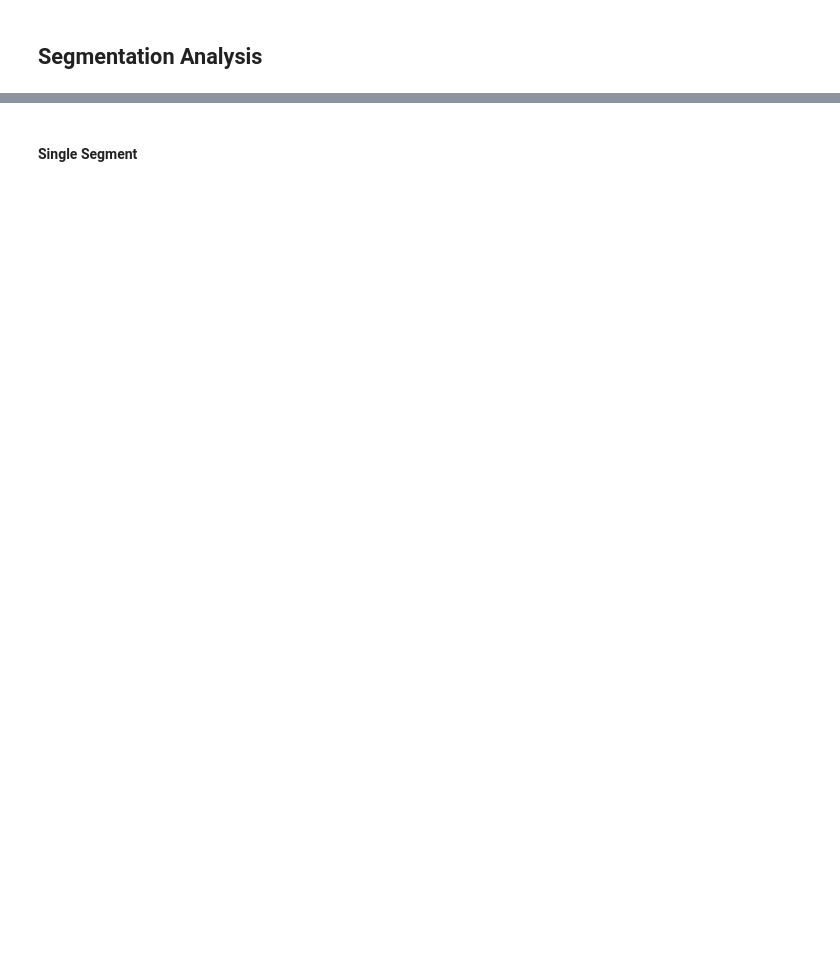
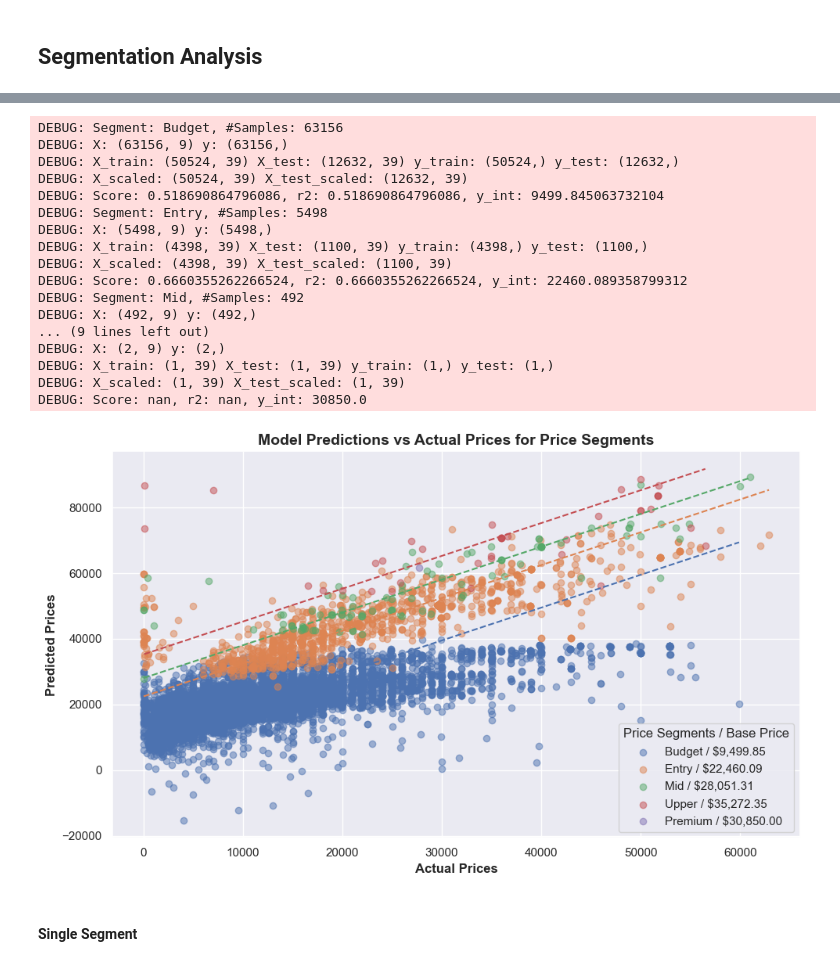
Before and after one commit to fazeelgm/UCB_ML_AI_PracticalApp_II, a Jupyter notebook: DataModels.ipynb, the cells around one changed output, grey strips where cells are left out. Drawn from its saved outputs; the diff is of its cells as text; code cells hidden in the pictures; blank space fills up the shorter version.

```diff
--- a/DataModels.ipynb
+++ b/DataModels.ipynb
@@ -36,6 +36,9 @@ logging.basicConfig(level=logging.INFO, format='%(levelname)s: %(message)s')
 # logging.getLogger().setLevel(logging.INFO)
 # %%
 # Global format rules
+
+# Page width to use for wide figures - make it consistent across the project
+page_width=10
 
 # Clean up axes labels
 axes_fonts = {'fontweight': 'bold'}
@@ -563,15 +622,15 @@ data.describe().T
 # %%
-# logging.getLogger().setLevel(logging.DEBUG)
-
 segments = {
-    'Budget' : data.query('price <= 10000 and year <= 2016 and odometer >= 100000'),
-    'Entry' : data.query('(price>=10000 and price<=15000) and (year>=2016 and year<=2019) and (odometer>=60000 and odometer<=100000)'),
-    'Mid' : data.query('(price>=15000 and price<=25000) and (year>=2019 and year<=2021) and (odometer>=40000 and odometer<=60000)'),
-    'Upper' : data.query('(price>=25000 and price<=35000) and (year>=2021 and year<=2023) and (odometer<=30000)'),
-    'Premium' : data.query('(price>=35000) and (year>=2022) and (odometer<=20000)')
+    'Budget' : data.query('year <= 2016 and odometer >= 100000'),
+    'Entry' : data.query('(year>=2016 and year<=2019) and (odometer>=60000 and odometer<=100000)'),
+    'Mid' : data.query('(year>=2019 and year<=2021) and (odometer>=40000 and odometer<=60000)'),
+    'Upper' : data.query('(year>=2021 and year<=2023) and (odometer<=30000)'),
+    'Premium' : data.query('(year>=2022) and (odometer<=20000)')
 }
 
-plt.figure(figsize=(12, 6))
+logging.getLogger().setLevel(logging.DEBUG)
+
+plt.figure(figsize=(page_width,6))
 
 # seg_preds = {}
 for segment in segments:
@@ -585,42 +644,63 @@ for segment in segments:
     y = segments[segment]['price']
     logging.debug(f'X: {X.shape} y: {y.shape}')
 
     # transform the data: OneHotEncoding
     X = pd.get_dummies(X, drop_first=True)
 
-    # Scale the data
-    X_scaled = scaler.fit_transform(X)
-    logging.debug(f'X_scaled: {X_scaled.shape}')
-
-    X_train, X_test, y_train, y_test = train_test_split(X_scaled, y, test_size=0.2, random_state=42)
+    X_train, X_test, y_train, y_test = train_test_split(X, y, test_size=0.2, random_state=random_state)
     logging.debug(f'X_train: {X_train.shape} X_test: {X_test.shape} y_train: {y_train.shape} y_test: {y_test.shape}')
 
-    best_model.fit(X_train, y_train)
+    # Scale the data
+    X_train_scaled = scaler.fit_transform(X_train)
+    X_test_scaled = scaler.fit_transform(X_test)
+    logging.debug(f'X_scaled: {X_train_scaled.shape} X_test_scaled: {X_test_scaled.shape}')
+
+    best_model.fit(X_train_scaled, y_train)
 
     # Plot predictions
-    y_preds = best_model.predict(X_test)
-    score = best_model.score(X_test, y_test)
+    y_preds = best_model.predict(X_test_scaled)
+    score = best_model.score(X_test_scaled, y_test)
     r2 = r2_score(y_test, y_preds)
     y_intercept = best_model.intercept_
     logging.debug(f'Score: {score}, r2: {r2}, y_int: {y_intercept}')
     y_preds = y_preds + y_intercept
     # seg_preds[segment] = y_preds
 
     perfect_pt_1 = [min(y_test), max(y_test)]
     # perfect_pt_2 = [min(y_test), max(y_test)]
     perfect_pt_2 = [min(y_test), max(y_test)] + y_intercept
     plt.scatter(x=y_test, y=y_preds, label=f'{segment} / ${y_intercept:,.2f}', alpha=0.5)
-    plt.plot(perfect_pt_1, perfect_pt_2, color='red', linestyle='--')#, label='Theoretical Perfect Predictions')
+    plt.plot(perfect_pt_1, perfect_pt_2, linestyle='--')
 
 plt.xlabel('Actual Prices', fontdict=axes_fonts)
 plt.ylabel('Predicted Prices', fontdict=axes_fonts)
 plt.title(f'Model Predictions vs Actual Prices for Price Segments', fontdict=title_fonts)
 plt.legend().set_title('Price Segments / Base Price')
+plt.tight_layout()
 
 plt.savefig('images/scatter-segments-preds-v-test.png')
 plt.show()
 
 logging.getLogger().setLevel(logging.INFO)
+# %% [output]
+DEBUG: Segment: Budget, #Samples: 63156
+DEBUG: X: (63156, 9) y: (63156,)
+DEBUG: X_train: (50524, 39) X_test: (12632, 39) y_train: (50524,) y_test: (12632,)
+DEBUG: X_scaled: (50524, 39) X_test_scaled: (12632, 39)
+DEBUG: Score: 0.518690864796086, r2: 0.518690864796086, y_int: 9499.845063732104
+DEBUG: Segment: Entry, #Samples: 5498
+DEBUG: X: (5498, 9) y: (5498,)
+DEBUG: X_train: (4398, 39) X_test: (1100, 39) y_train: (4398,) y_test: (1100,)
+DEBUG: X_scaled: (4398, 39) X_test_scaled: (1100, 39)
+DEBUG: Score: 0.6660355262266524, r2: 0.6660355262266524, y_int: 22460.089358799312
+DEBUG: Segment: Mid, #Samples: 492
+DEBUG: X: (492, 9) y: (492,)
+... (9 lines left out)
+DEBUG: X: (2, 9) y: (2,)
+DEBUG: X_train: (1, 39) X_test: (1, 39) y_train: (1,) y_test: (1,)
+DEBUG: X_scaled: (1, 39) X_test_scaled: (1, 39)
+DEBUG: Score: nan, r2: nan, y_int: 30850.0
+[figure, added]
 # %% [markdown]
 #### Single Segment
 # %%
```
Also changed, not shown: parts of 22 cells of this notebook, 5 other files.
